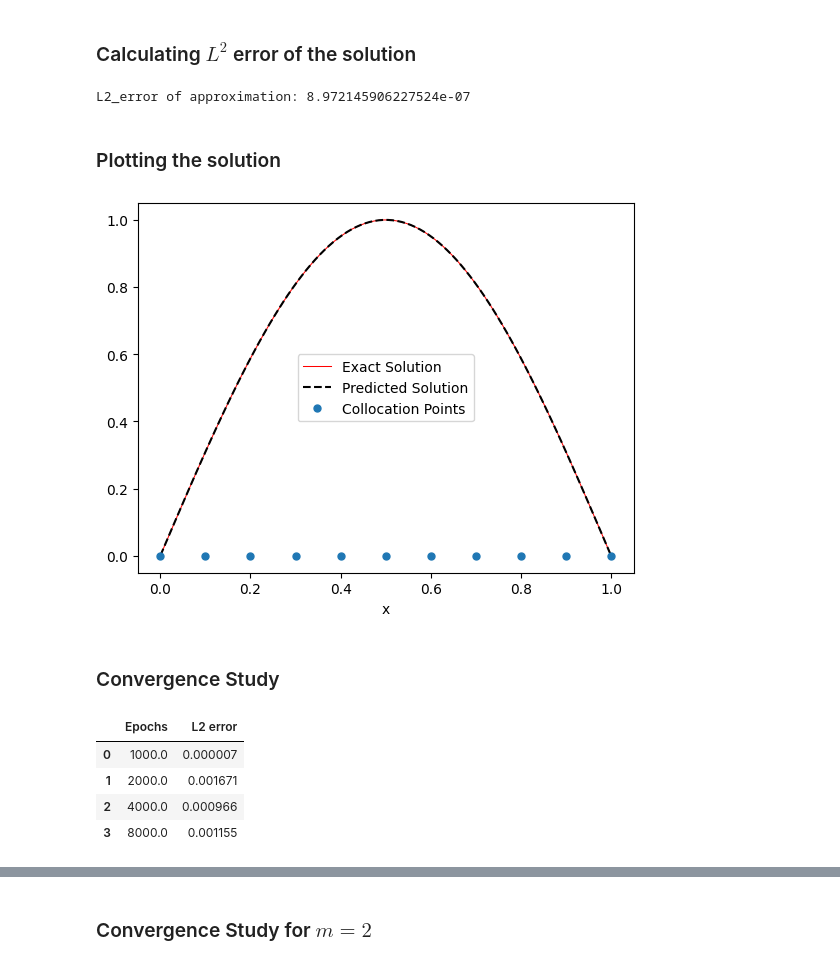
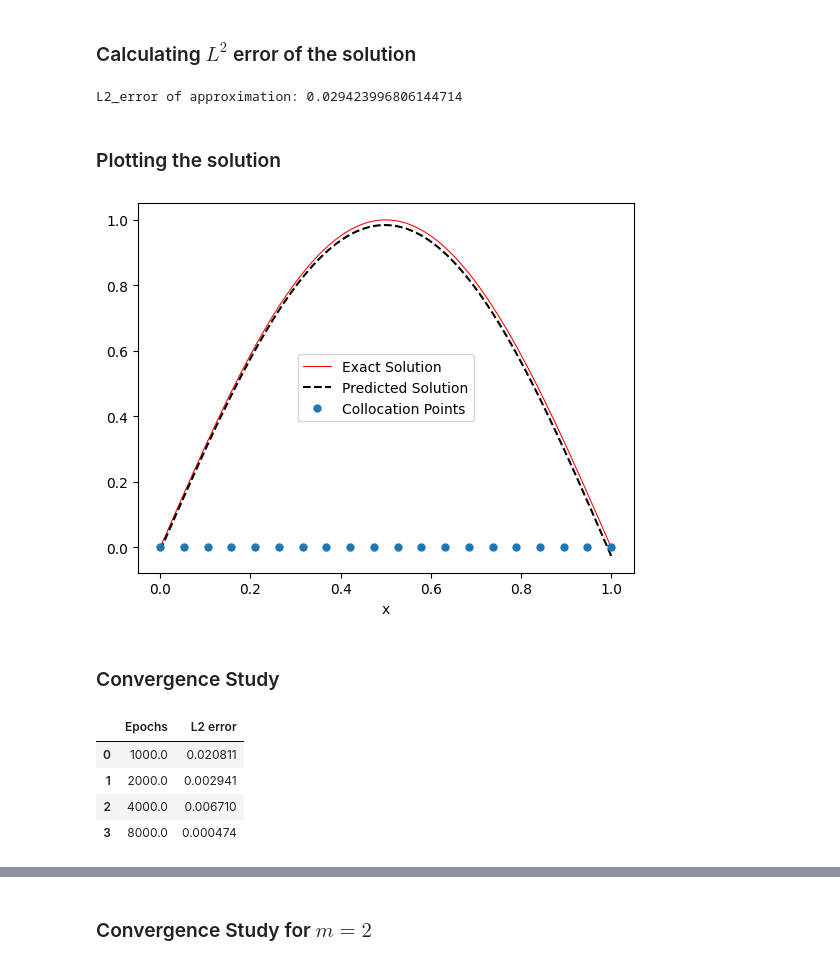
Before and after one commit to Shivam-3921/Physics_Informed_Neural_Networks_for_solving_differential_equations, a Jupyter notebook: PINNs.ipynb, the cells around one changed output, grey strips where cells are left out. Saved outputs shown, nothing was run; the diff lists cells and outputs as text; code cells hidden in the pictures.

```diff
--- a/PINNs.ipynb
+++ b/PINNs.ipynb
@@ -173,20 +135,25 @@ Here, Adam optimizer with learning rate 0.001 is used to minimize the loss funct
 # %%
 # defining a function to train PINN
 def train_PINN(x_train,num_epochs,m=1,verbose = True):
-    model = PINN()
-    optimizer = torch.optim.Adam(model.parameters(), lr=0.001)
-    # Iterate training over epochs
+    model = PINN().to(device)
+    optimizer = torch.optim.LBFGS(model.parameters(), lr=0.0001)
+
+    # defining the closure function
+    def closure():
+        optimizer.zero_grad()
+        loss = compute_loss(model, x_train, m)
+        loss.backward()
+        return loss
+
     for epoch in range(num_epochs):
-        loss = compute_loss(model, x_train,m)
-        optimizer.zero_grad()
-        loss.backward()
-        optimizer.step()
+        model.train()                     # Set model to training mode
+        train_loss = optimizer.step(closure)
 
-        if epoch % 500 == 0 and verbose ==True:
-            print(f"Full Training Epoch {epoch}, Loss: {loss.item():.6f},m:{m}")
+        if epoch % 200 == 0 and verbose ==True:
+            print(f"Full Training Epoch {epoch}, Training Loss: {train_loss.item():.6f}")
 
     return model
 # %%
-num_epochs = 2500
+num_epochs = 2000
 u = train_PINN(x_train,num_epochs)
 # %% [output]
@@ -198,5 +170,5 @@ Full Training Epoch 2000, Loss: 0.004150,m:1
 # %%
 # Predicting using obtained u
-y_pred = u(x_test)
-y_pred
+u_pred = u(x_test)
+u_pred.shape
 # %% [output]
@@ -229,51 +185,51 @@ def L2_error(y_pred,y_test):
 # %%
-error = L2_error(y_pred,y_test)
+error = L2_error(u_pred,u_true)
 print(f"L2_error of approximation: {error}")
 # %% [output]
-L2_error of approximation: 8.972145906227524e-07
+L2_error of approximation: 0.029423996806144714
 # %% [markdown]
 ### Plotting the solution
 # %%
-y_train = u_exact(x_train)
 x_train.requires_grad_(False)
-y_train = y_train.detach().numpy()
-y_pred = y_pred.detach().numpy()
+x_train = x_train.detach().cpu().numpy()
+x_test = x_test.detach().cpu().numpy()
+u_pred = u_pred.detach().cpu().numpy()
+u_true = u_true.detach().cpu().numpy()
 # %%
-plt.plot(x_test,y_test,label = "Exact Solution",linestyle="-",color = "red",linewidth = 0.75)
-plt.plot(x_test,y_pred,label = "Predicted Solution",linestyle="--",linewidth = 1.5,color = "black")
+plt.plot(x_test,u_true,label = "Exact Solution",linestyle="-",color = "red",linewidth = 0.75)
+plt.plot(x_test,u_pred,label = "Predicted Solution",linestyle="--",linewidth = 1.5,color = "black")
 plt.plot(x_train,np.zeros_like(x_train),label="Collocation Points",linestyle = "None", marker = "o",markersize  =5)
 plt.xlabel("x")
 plt.legend()
 plt.show()
 # %% [output]
-[figure, old version]
+[figure, new version]
 # %% [markdown]
 ### Convergence Study
 # %%
-epochs = [1000,2000,4000,8000]
+ epochs = [1000,2000,4000,8000]
 L2_err = []
 
 # generate the training set
-n_train = 11
-x_train = torch.linspace(0,1,n_train).reshape(-1,1)
+n_train = 20
+x_train = torch.linspace(0,1,n_train).reshape(-1,1).to(device)
 
 # generate the test set
 n_test = 100
-x_test = torch.linspace(0,1,n_test).reshape(-1,1)
-y_test = u_exact(x_test)
+x_test = torch.linspace(0,1,n_test).reshape(-1,1).to(device)
+u_true = u_exact(x_test)
 
 for epoch in epochs:
     u = train_PINN(x_train,epoch,verbose=False)
-    y_pred = u(x_test)
+    u_pred = u(x_test)
 
-    L2_err.append(L2_error(y_pred,y_test).detach().numpy())
+    L2_err.append(L2_error(u_pred,u_true).detach().cpu().numpy())
 
 table = pd.DataFrame(data= np.transpose([epochs, L2_err]),columns=["Epochs","L2 error"])
-table
 # %% [output]
 |  | Epochs | L2 error |
-| 0 | 1000.0 | 0.000007 |
-| 1 | 2000.0 | 0.001671 |
-| 2 | 4000.0 | 0.000966 |
-| 3 | 8000.0 | 0.001155 |
+| 0 | 1000.0 | 0.020811 |
+| 1 | 2000.0 | 0.002941 |
+| 2 | 4000.0 | 0.006710 |
+| 3 | 8000.0 | 0.000474 |
 # %%
```
Also changed, not shown: parts of 48 cells of this notebook.
